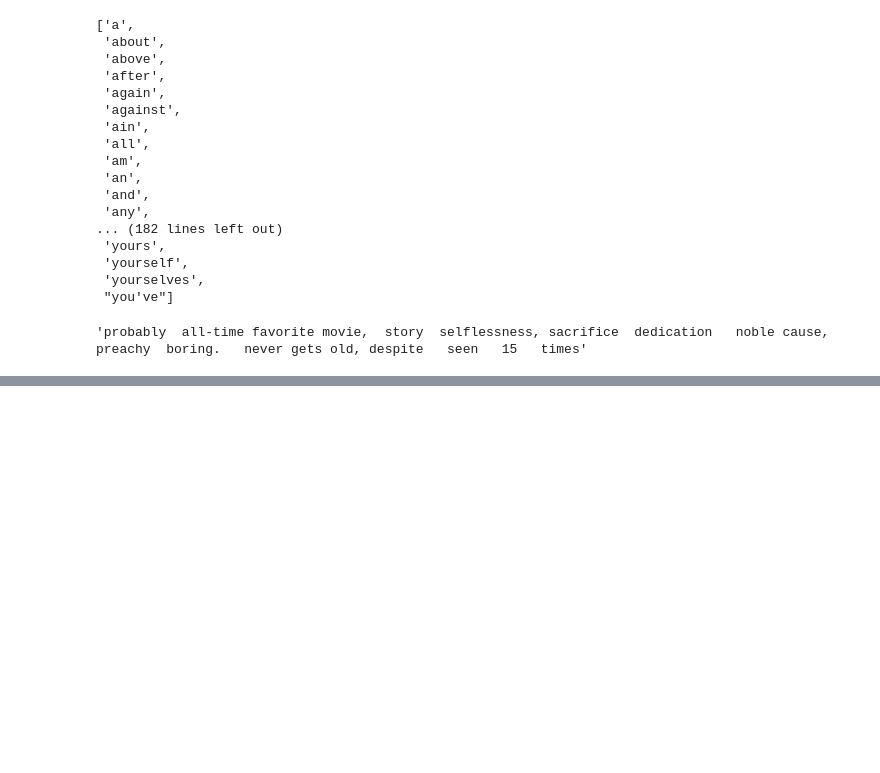
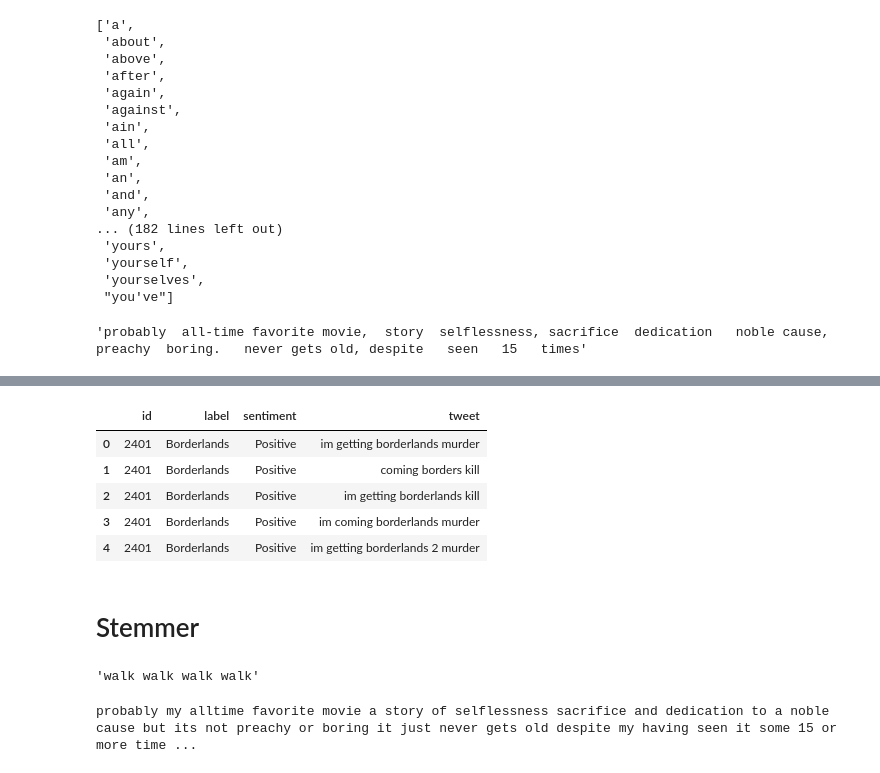
Before and after one commit to Phani170/Sentiment_Analysis, a Jupyter notebook: Twitter_Sentiment_Analysis.ipynb, the cells around one changed output, grey strips where cells are left out. Cells and saved outputs as stored; diff of their text form; code cells hidden in the pictures; blank space fills up the shorter version.

```diff
--- a/Twitter_Sentiment_Analysis.ipynb
+++ b/Twitter_Sentiment_Analysis.ipynb
@@ -3,7 +3,7 @@
 # %%
 import pandas as pd
 # %%
-data_path = "/twitter_training.csv"
+data_path = "/content/twitter_training.csv"
 # %%
 df = pd.read_csv(data_path, encoding='ISO-8859-1', header=None)
 headers = [ "id", "label", "sentiment", "tweet"]
@@ -250,3 +250,5 @@ def remove_stopwords(text):
 remove_stopwords('probably my all-time favorite movie, a story of selflessness, sacrifice and dedication to a noble cause, but it\'s not preachy or boring. it just never gets old, despite my having seen it some 15 or more times')
 # %% [output]
 'probably  all-time favorite movie,  story  selflessness, sacrifice  dedication   noble cause,    preachy  boring.   never gets old, despite   seen   15   times'
+# %%
+df['tweet'] = df['tweet'].apply(remove_stopwords)
@@ -252,0 +399,11 @@ remove_stopwords('probably my all-time favorite movie, a story of selflessness,
+# %%
+df.head()
+# %% [output]
+|  | id | label | sentiment | tweet |
+| 0 | 2401 | Borderlands | Positive | im getting borderlands murder |
+| 1 | 2401 | Borderlands | Positive | coming borders kill |
+| 2 | 2401 | Borderlands | Positive | im getting borderlands kill |
+| 3 | 2401 | Borderlands | Positive | im coming borderlands murder |
+| 4 | 2401 | Borderlands | Positive | im getting borderlands 2 murder |
+# %% [markdown]
+# Stemmer
@@ -252,0 +416,10 @@ remove_stopwords('probably my all-time favorite movie, a story of selflessness,
+# %%
+sample = "walk walks walking walked"
+stem_words(sample)
+# %% [output]
+'walk walk walk walk'
+# %%
+text = 'probably my alltime favorite movie a story of selflessness sacrifice and dedication to a noble cause but its not preachy or boring it just never gets old despite my having seen it some 15 or more times in the last 25 years paul lukas performance brings tears to my eyes and bette davis in one of her very few truly sympathetic roles is a delight the kids are as grandma says more like dressedup midgets than children but that only makes them more fun to watch and the mothers slow awakening to whats happening in the world and under her own roof is believable and startling if i had a dozen thumbs theyd all be up for this movie'
+print(text)
+# %% [output]
+probably my alltime favorite movie a story of selflessness sacrifice and dedication to a noble cause but its not preachy or boring it just never gets old despite my having seen it some 15 or more time ...
```
Also changed, not shown: parts of 30 cells of this notebook.
